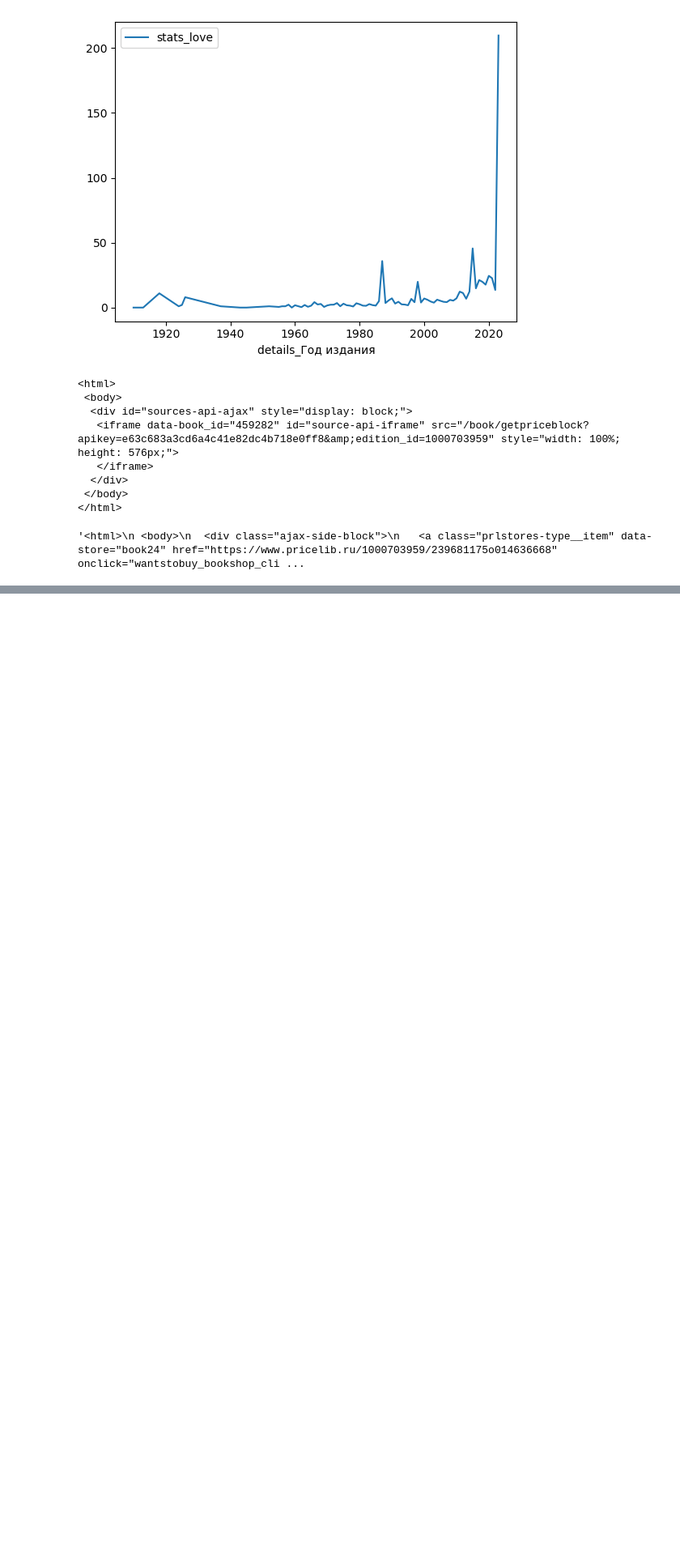
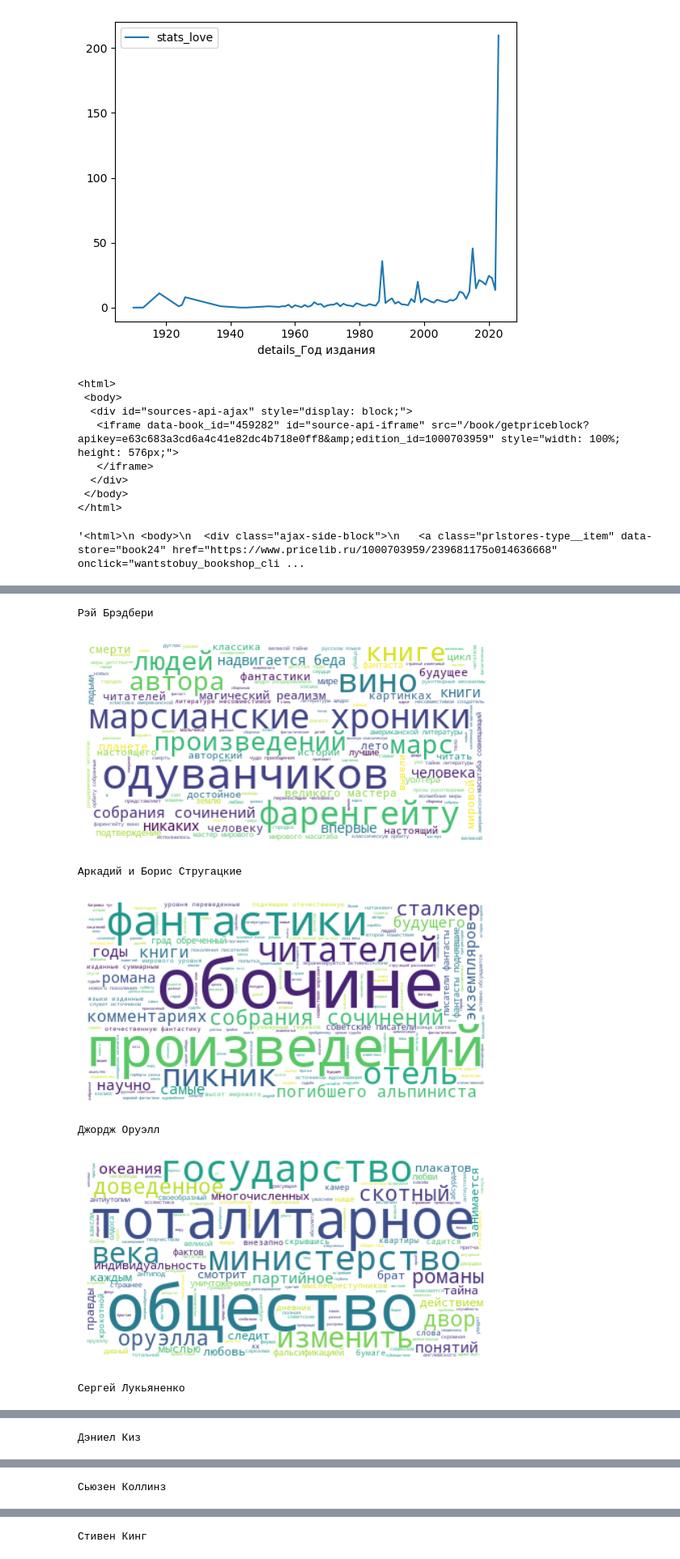
Before and after one commit to ansafronov/FantLitrature_Project, a Jupyter notebook: Data_collection.ipynb, the cells around one changed output, grey strips where cells are left out. Shown at 81% size. Saved outputs shown, nothing was run; the diff lists cells and outputs as text; code cells hidden in the pictures; blank space fills up the shorter version.

Commit message:
Add wordclouds

```diff
--- a/Data_collection.ipynb
+++ b/Data_collection.ipynb
@@ -222,0 +239,2 @@ Name: stats_read, dtype: float64
+# %%
+top_authors = top_authors['Author'].values
@@ -299,0 +345,36 @@ x = [2, 3, 1, 5, 6, 4]
+# %%
+author_abstracts = {}
+for author in top_authors:
+    author_abstracts[author] = book_df[book_df['book-author'] == author]['abstract'].str.lower().dropna().values
+# %%
+with open('stop_words.txt', 'r') as f:
+    stop_words = [line.strip('\n') for line in f.readlines()]
+# %%
+stop_words
+stopwords = set(stop_words)
+# %%
+world_cloud_author = {}
+for author in author_abstracts:
+    author_abstr_combined = ''
+    for abstract in author_abstracts[author]:
+        author_abstr_combined += abstract
+        author_abstr_combined += ' '
+
+    # Generate a word cloud image
+    wordcloud = WordCloud(stopwords=stopwords, background_color="white").generate(author_abstr_combined)
+
+    # Display the generated image:
+    # the matplotlib way:
+    print(author)
+    plt.imshow(wordcloud, interpolation='bilinear')
+    plt.axis("off")
+    plt.show()
+    wordcloud.to_file(f'wordclouds/{author}.png')
+# %% [output]
+Рэй Брэдбери
+[figure, added]
+Аркадий и Борис Стругацкие
+[figure, added]
+Джордж Оруэлл
+[figure, added]
+Сергей Лукьяненко
@@ -299,0 +382 @@ x = [2, 3, 1, 5, 6, 4]
+Дэниел Киз
@@ -299,0 +384 @@ x = [2, 3, 1, 5, 6, 4]
+Сьюзен Коллинз
@@ -299,0 +386 @@ x = [2, 3, 1, 5, 6, 4]
+Стивен Кинг
```
Also changed, not shown: parts of 9 cells of this notebook, 8 other files.
